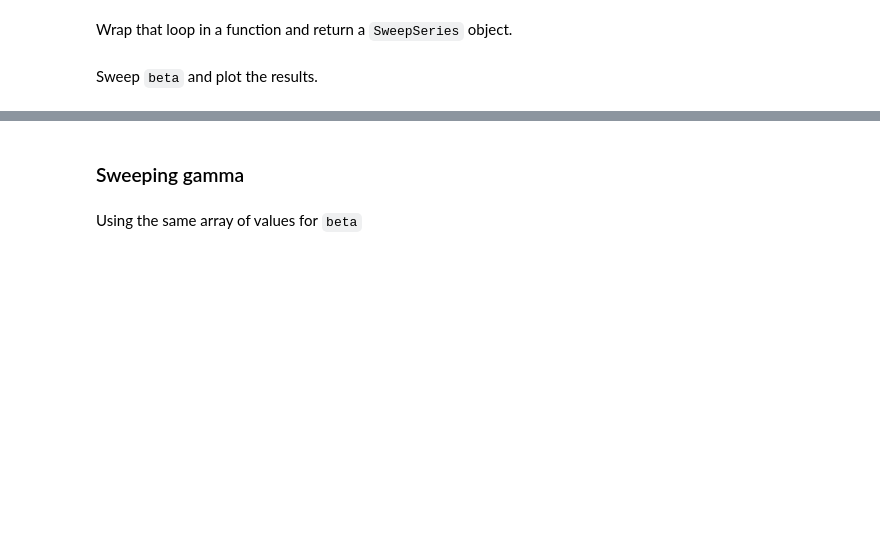
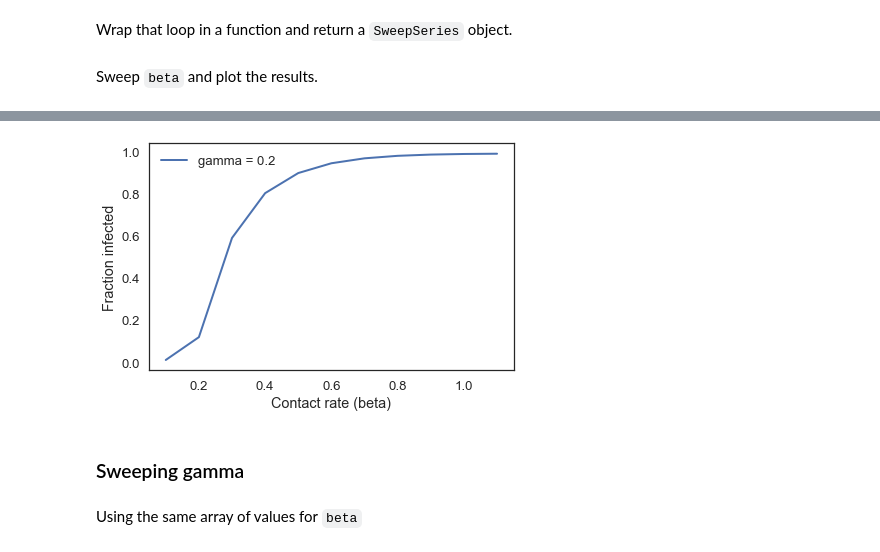
Before and after one commit to MsQCompSci/DATA604HW, a Jupyter notebook: LQ604FINALCH13.ipynb, the cells around one changed output, grey strips where cells are left out. Drawn from its saved outputs; the diff is of its cells as text; code cells hidden in the pictures; blank space fills up the shorter version.

```diff
--- a/LQ604FINALCH13.ipynb
+++ b/LQ604FINALCH13.ipynb
@@ -136,11 +163,11 @@ infected_sweep = sweep_beta(beta_array, gamma)
 # %%
 label = 'gamma = ' + str(gamma)
 plot(infected_sweep, label=label)
 
 decorate(xlabel='Contact rate (beta)',
          ylabel='Fraction infected')
-
-savefig('figs/chap13-fig01.pdf')
+# %% [output]
+[figure, added]
 # %% [markdown]
 ### Sweeping gamma
 # %% [markdown]
```
Also changed, not shown: parts of 15 cells of this notebook.
